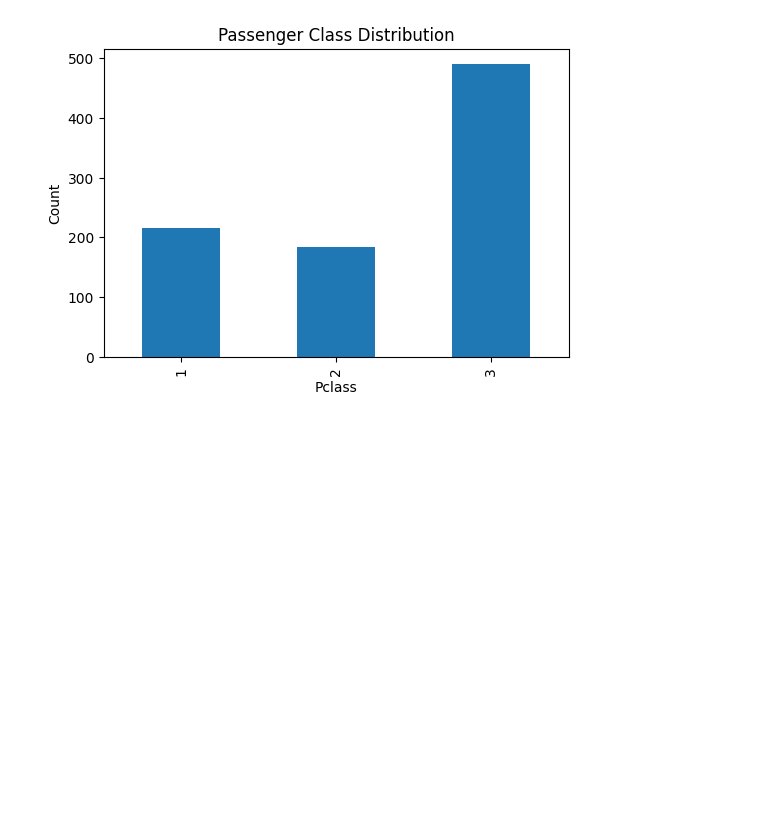
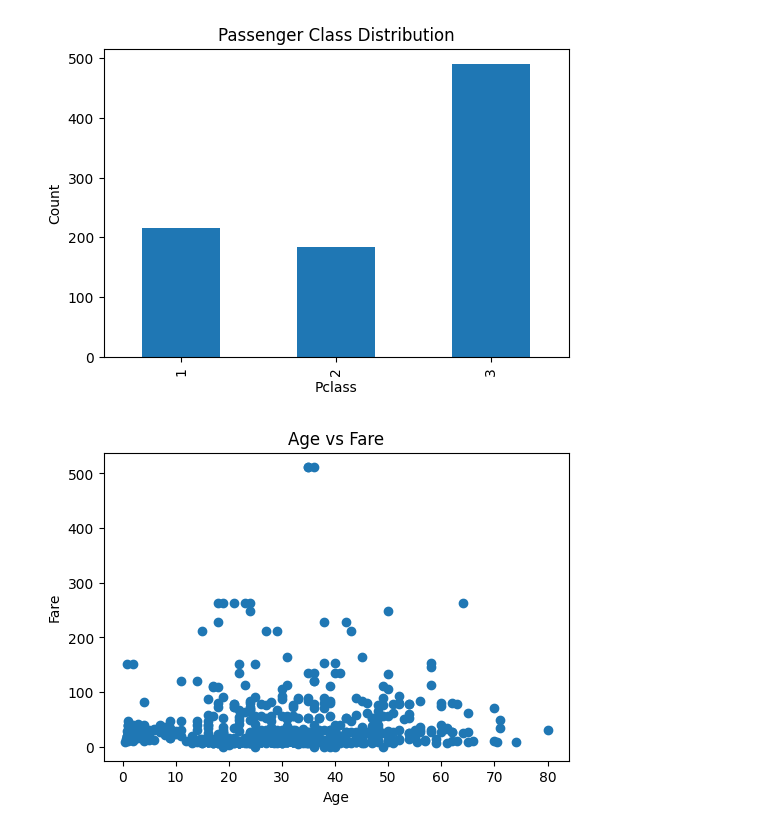
Before and after one commit to Sandesh18-tech/Titanic-Dataset, a Jupyter notebook: ML.ipynb, the cells around one changed output. Saved outputs shown, nothing was run; the diff lists cells and outputs as text; code cells hidden in the pictures; blank space fills up the shorter version.

```diff
--- a/ML.ipynb
+++ b/ML.ipynb
@@ -168,3 +168,13 @@ plt.ylabel("Count")
 plt.show()
 # %% [output]
 [figure]
+# %%
+# Scatter Plot (Age vs Fare)
+plt.figure(figsize=(6,4))
+plt.scatter(df["Age"], df["Fare"])
+plt.title("Age vs Fare")
+plt.xlabel("Age")
+plt.ylabel("Fare")
+plt.show()
+# %% [output]
+[figure, added]
```
Also changed, not shown: parts of 3 cells of this notebook.
